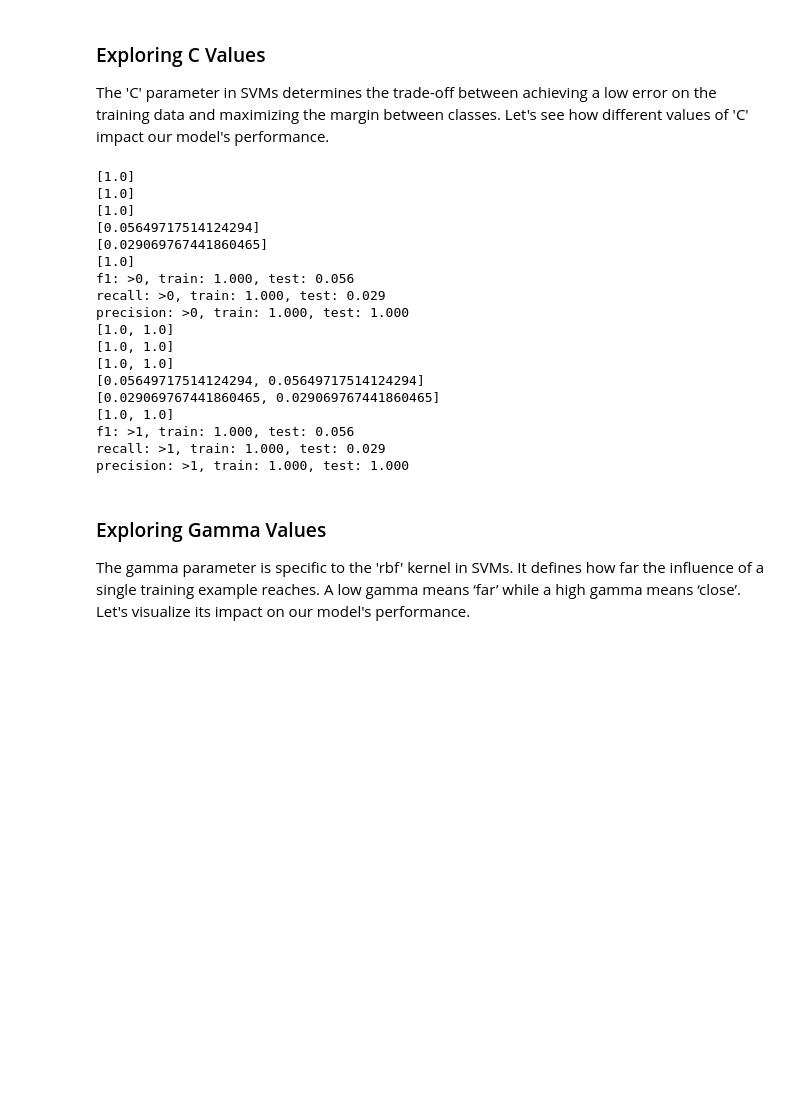
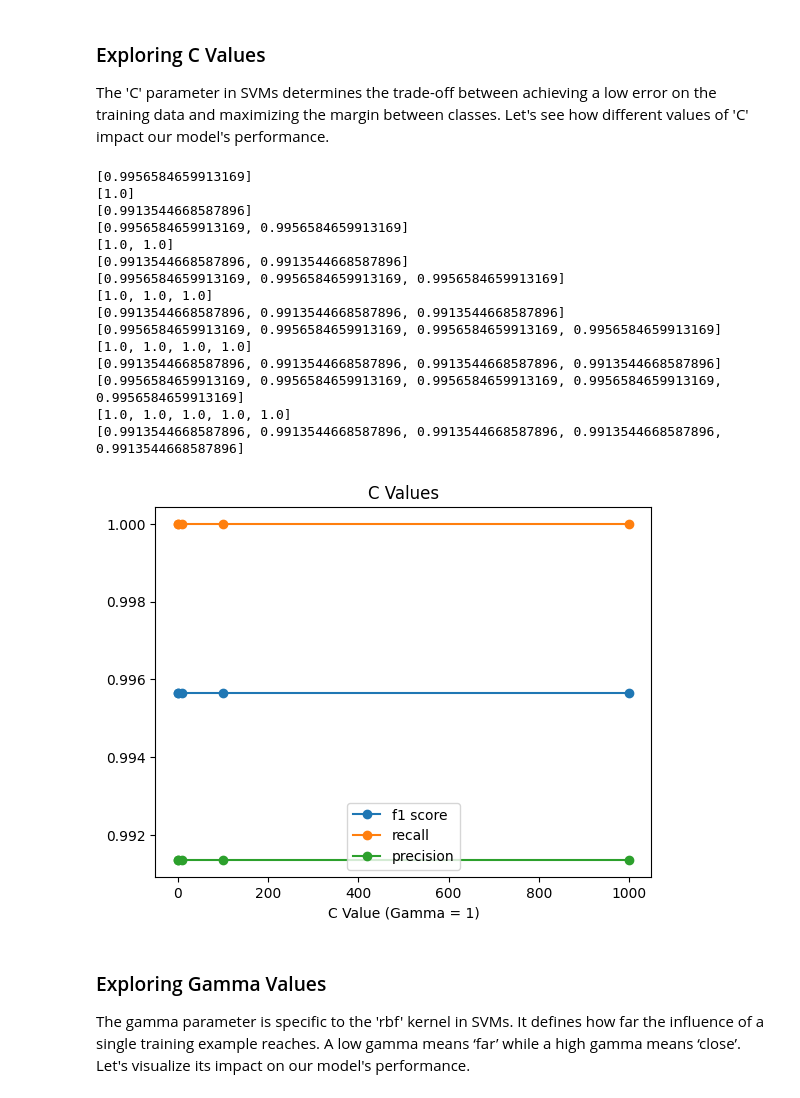
Before and after one commit to BsmittyBkk/DAEN690-Karate_Choppers, a Jupyter notebook: notebooks/visualization_svm_lg.ipynb, the cells around one changed output. Cells and saved outputs as stored; diff of their text form; code cells hidden in the pictures; blank space fills up the shorter version.

```diff
--- a/notebooks/visualization_svm_lg.ipynb
+++ b/notebooks/visualization_svm_lg.ipynb
@@ -96,75 +96,53 @@ The 'C' parameter in SVMs determines the trade-off between achieving a low error
 # C Values
 
 # define lists to collect scores
-train_f1_scores, test_f1_scores = list(), list()
-train_recall_scores, test_recall_scores = list(), list()
-train_prec_scores, test_prec_scores = list(), list()
+test_f1_scores = list()
+test_recall_scores = list()
+test_prec_scores = list()
 
 # define list of C values to plot
 c_values = [0.1, 1, 10, 100, 1000]
 
 for c in c_values:
-    # configure the model
-    model = SVC(kernel='rbf', gamma=1, C=c, class_weight='balanced', random_state=42)
-    # fit the training dataset
-    model.fit(X_train, y_train.values.ravel())
-    # evaluate training dataset
-    train_yhat = model.predict(X_train)
-    train_f1 = f1_score(y_train, train_yhat)
-    train_recall = recall_score(y_train, train_yhat)
-    train_prec = precision_score(y_train, train_yhat)
-    train_f1_scores.append(train_f1)
-    print(train_f1_scores)
-    train_recall_scores.append(train_recall)
-    print(train_recall_scores)
-    train_prec_scores.append(train_prec)
-    print(train_prec_scores)
     # evaluate test dataset
-    test_yhat = model.predict(X_test)
+    test_yhat = best_model.predict(X_test)
     test_f1 = f1_score(y_test, test_yhat)
     test_recall = recall_score(y_test, test_yhat)
     test_prec = precision_score(y_test, test_yhat)
     test_f1_scores.append(test_f1)
     print(test_f1_scores)
     test_recall_scores.append(test_recall)
     print(test_recall_scores)
     test_prec_scores.append(test_prec)
     print(test_prec_scores)
-    # summarize progress
-    print('f1: >%d, train: %.3f, test: %.3f' % (c, train_f1, test_f1))
-    print('recall: >%d, train: %.3f, test: %.3f' % (c, train_recall, test_recall))
-    print('precision: >%d, train: %.3f, test: %.3f' % (c, train_prec, test_prec))
 
-train_f1_scores
 test_f1_scores
 
-# plot of train and test scores vs tree depth
+# plot of train and test scores
 plt.plot(c_values, test_f1_scores, '-o', label='f1 score')
 plt.plot(c_values, test_recall_scores, '-o', label='recall')
 plt.plot(c_values, test_prec_scores, '-o', label='precision')
 plt.title("C Values")
 plt.legend()
 plt.xlabel("C Value (Gamma = 1)")
 plt.show()
 # %% [output]
+[0.9956584659913169]
 [1.0]
-[1.0]
-[1.0]
-[0.05649717514124294]
-[0.029069767441860465]
-[1.0]
-f1: >0, train: 1.000, test: 0.056
-recall: >0, train: 1.000, test: 0.029
-precision: >0, train: 1.000, test: 1.000
+[0.9913544668587896]
+[0.9956584659913169, 0.9956584659913169]
 [1.0, 1.0]
-[1.0, 1.0]
-[1.0, 1.0]
-[0.05649717514124294, 0.05649717514124294]
-[0.029069767441860465, 0.029069767441860465]
-[1.0, 1.0]
-f1: >1, train: 1.000, test: 0.056
-recall: >1, train: 1.000, test: 0.029
-precision: >1, train: 1.000, test: 1.000
+[0.9913544668587896, 0.9913544668587896]
+[0.9956584659913169, 0.9956584659913169, 0.9956584659913169]
+[1.0, 1.0, 1.0]
+[0.9913544668587896, 0.9913544668587896, 0.9913544668587896]
+[0.9956584659913169, 0.9956584659913169, 0.9956584659913169, 0.9956584659913169]
+[1.0, 1.0, 1.0, 1.0]
+[0.9913544668587896, 0.9913544668587896, 0.9913544668587896, 0.9913544668587896]
+[0.9956584659913169, 0.9956584659913169, 0.9956584659913169, 0.9956584659913169, 0.9956584659913169]
+[1.0, 1.0, 1.0, 1.0, 1.0]
+[0.9913544668587896, 0.9913544668587896, 0.9913544668587896, 0.9913544668587896, 0.9913544668587896]
+[figure, added]
 # %% [markdown]
 ### Exploring Gamma Values
 
```
Also changed, not shown: parts of 1 cell of this notebook, 1 other file.
